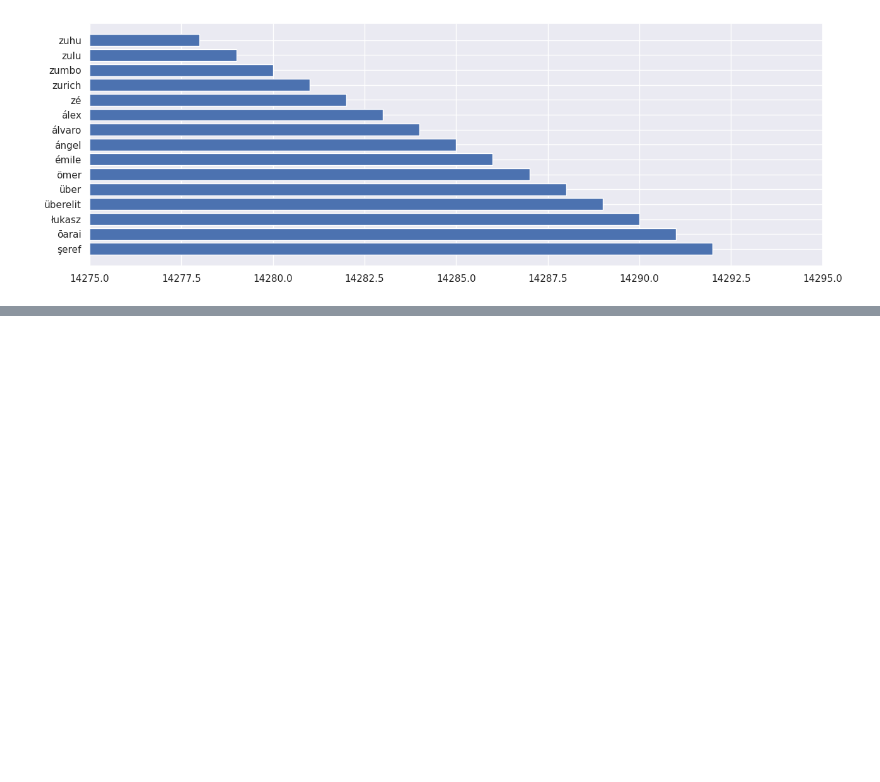
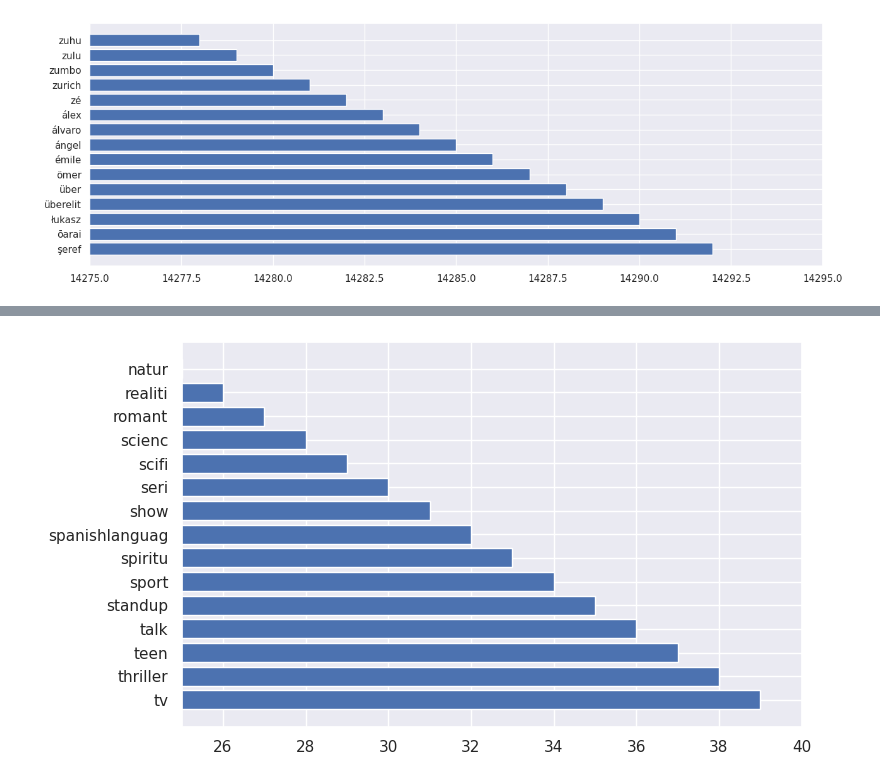
Before and after one commit to pratikjori20/Netflix-movies-TV-Shows-Clustring-ML-unsupervised, a Jupyter notebook: individual_notebook_capstone_4.ipynb, the cells around one changed output, grey strips where cells are left out. Saved outputs shown, nothing was run; the diff lists cells and outputs as text; code cells hidden in the pictures; blank space fills up the shorter version.

```diff
--- a/individual_notebook_capstone_4.ipynb
+++ b/individual_notebook_capstone_4.ipynb
@@ -666,0 +797,11 @@ plt.show()
+# %%
+vocab = [ ]
+count_vocab = []
+
+for key, value in dict_listed:
+  vocab.append(key)
+  count_vocab.append(value)
+# %%
+vocab_listed_after_stem = pd.DataFrame({'word': vocab, 'count': count_vocab})
+
+vocab_listed_after_stem = vocab_listed_after_stem.sort_values('count', ascending=False)
@@ -666,0 +821,7 @@ plt.show()
+# %%
+plt.figure(figsize=(8,5))
+plt.barh(top_listed_after_words, top_listed_after_words_count)
+plt.xlim(25, 40)
+plt.show()
+# %% [output]
+[figure, added]
```
Also changed, not shown: parts of 43 cells of this notebook.
